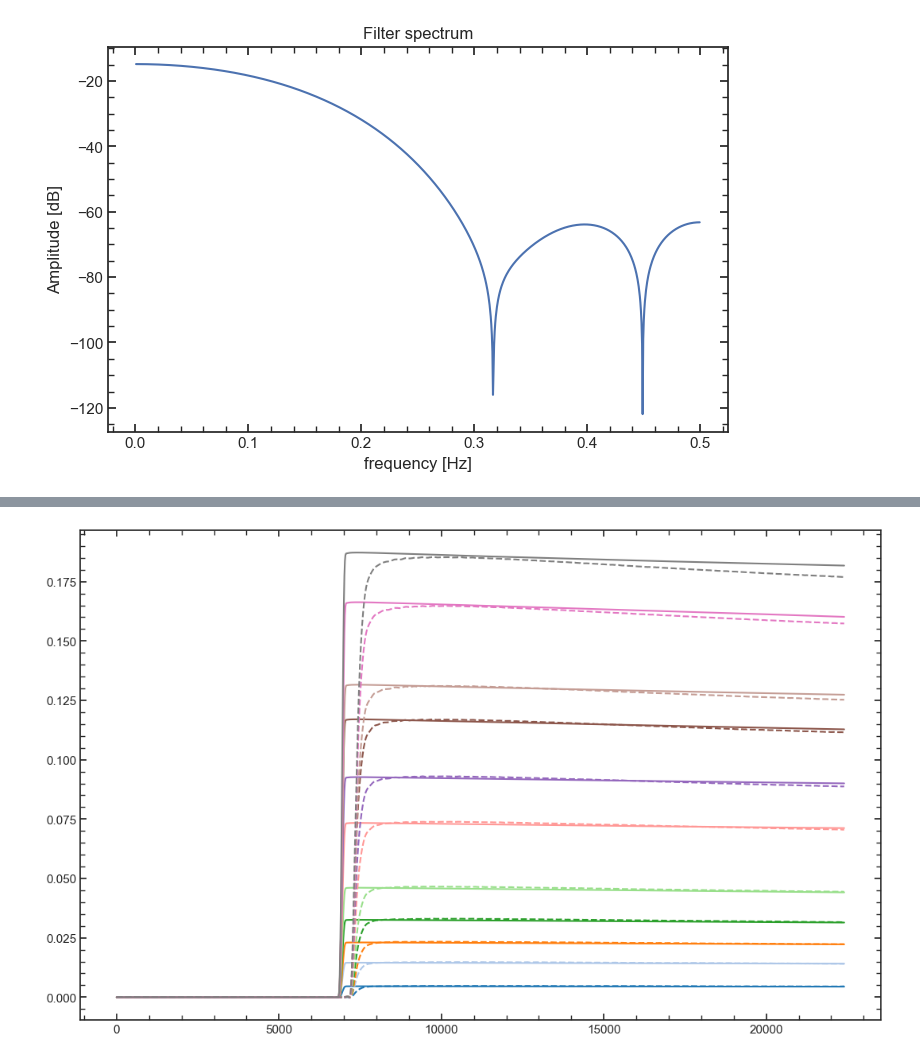
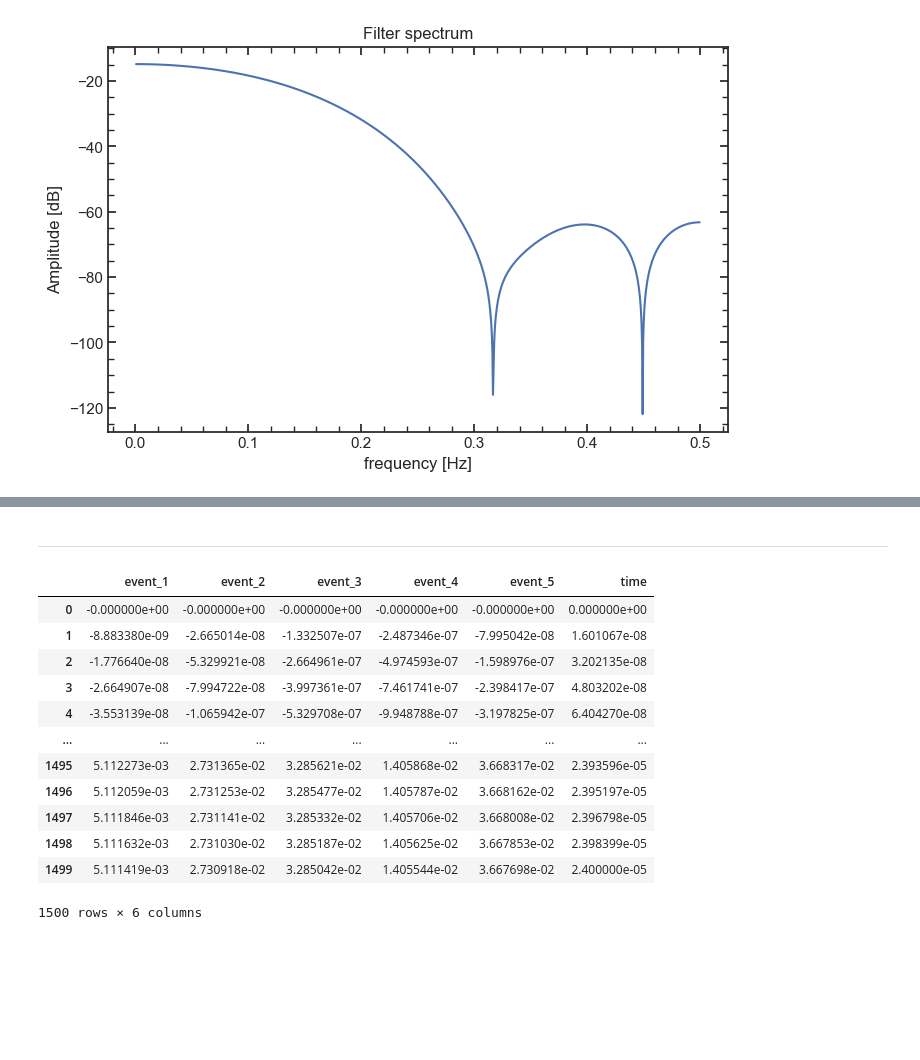
Before and after one commit to GaudioRf/JFETModel, a Jupyter notebook: ideal_pulses.ipynb, the cells around one changed output, grey strips where cells are left out. Drawn from its saved outputs; the diff is of its cells as text; code cells hidden in the pictures; blank space fills up the shorter version.

```diff
--- a/ideal_pulses.ipynb
+++ b/ideal_pulses.ipynb
@@ -341,12 +322,0 @@ df_pulser = pd.read_pickle("pulser_dataframe.pkl")
-# %%
-time_signal = np.array(df_pulser["time_signal"][0])*1e-9
-
-
-plt.figure(figsize=(16, 5))
-plt.subplot(1, 2, 1)
-for i in range(len(df_pulser))[::-1]:
-    plt.plot(time_signal*1e9, df_pulser["signal"][i] )
-
-plt.subplot(1, 2, 2)
-for i in range(len(df_pulser))[::-1]:
-    plt.plot(time_signal*1e9, df_pulser["waveform"][i])
@@ -355,26 +323,24 @@ for i in range(len(df_pulser))[::-1]:
-# %%
-n_waveforms = int(len(df_pulser)-3)
-
-pulser_data = np.zeros((n_waveforms, len(time_signal)))
-
-for i in range(n_waveforms):
-    pulser_data[i] = df_pulser["signal"][i]
-
-
-dt_signal = time_signal[1] - time_signal[0]
-pulser_waveforms = cc4(pulser_data, dt_signal, units="V", add_noise=False, freq_response=True, calibration_applied=True)
-
-
-
-
-
-plt.figure(figsize=(13, 8))
-cmap = cm.get_cmap('tab20')
-colors = [cmap(i / len(df_pulser)) for i in range(len(df_pulser))]
-
-for i in range(n_waveforms):
-    color = colors[i]
-    plt.plot(time_signal*1e9, pulser_waveforms[i], label=f"Event {i+1}", color=color)
-    plt.plot(time_signal*1e9, df_pulser["waveform"][i], ls='--', color=color)
-# %% [output]
-[figure, removed]
+# %% [markdown]
+----------
+# %%
+waveforms = cc4(signal_sampled, dt, units="V", add_noise=False, freq_response=False)
+
+
+output_df = pd.DataFrame(waveforms.T, columns=[f"event_{i+1}" for i in range(n_signals)])
+output_df['time'] = time
+
+output_df
+# %% [output]
+|  | event_1 | event_2 | event_3 | event_4 | event_5 | time |
+| 0 | -0.000000e+00 | -0.000000e+00 | -0.000000e+00 | -0.000000e+00 | -0.000000e+00 | 0.000000e+00 |
+| 1 | -8.883380e-09 | -2.665014e-08 | -1.332507e-07 | -2.487346e-07 | -7.995042e-08 | 1.601067e-08 |
+| 2 | -1.776640e-08 | -5.329921e-08 | -2.664961e-07 | -4.974593e-07 | -1.598976e-07 | 3.202135e-08 |
+| 3 | -2.664907e-08 | -7.994722e-08 | -3.997361e-07 | -7.461741e-07 | -2.398417e-07 | 4.803202e-08 |
+| 4 | -3.553139e-08 | -1.065942e-07 | -5.329708e-07 | -9.948788e-07 | -3.197825e-07 | 6.404270e-08 |
+| ... | ... | ... | ... | ... | ... | ... |
+| 1495 | 5.112273e-03 | 2.731365e-02 | 3.285621e-02 | 1.405868e-02 | 3.668317e-02 | 2.393596e-05 |
+| 1496 | 5.112059e-03 | 2.731253e-02 | 3.285477e-02 | 1.405787e-02 | 3.668162e-02 | 2.395197e-05 |
+| 1497 | 5.111846e-03 | 2.731141e-02 | 3.285332e-02 | 1.405706e-02 | 3.668008e-02 | 2.396798e-05 |
+| 1498 | 5.111632e-03 | 2.731030e-02 | 3.285187e-02 | 1.405625e-02 | 3.667853e-02 | 2.398399e-05 |
+| 1499 | 5.111419e-03 | 2.730918e-02 | 3.285042e-02 | 1.405544e-02 | 3.667698e-02 | 2.400000e-05 |
+1500 rows × 6 columns
```
Also changed, not shown: parts of 4 cells of this notebook, 2 other files.
